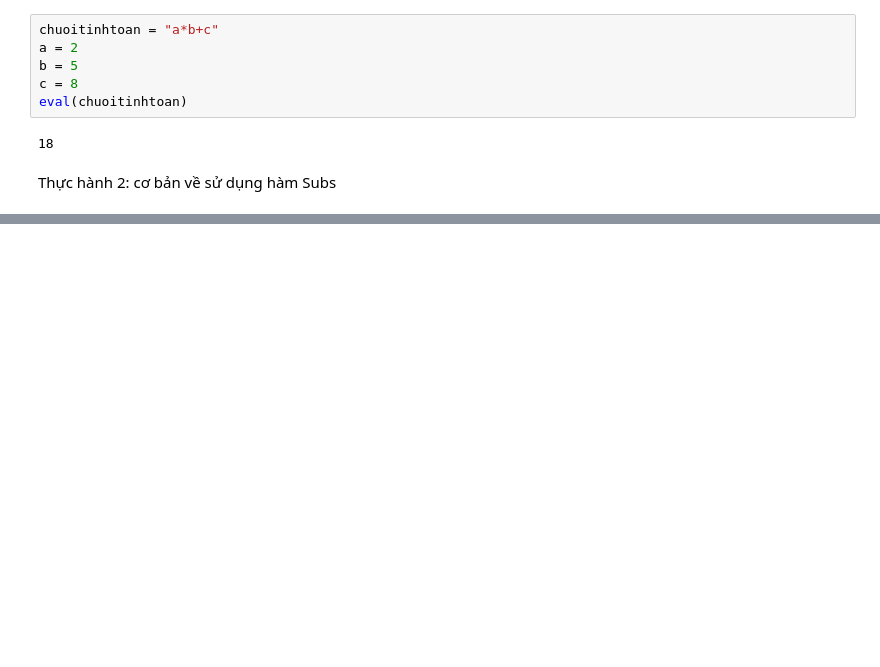
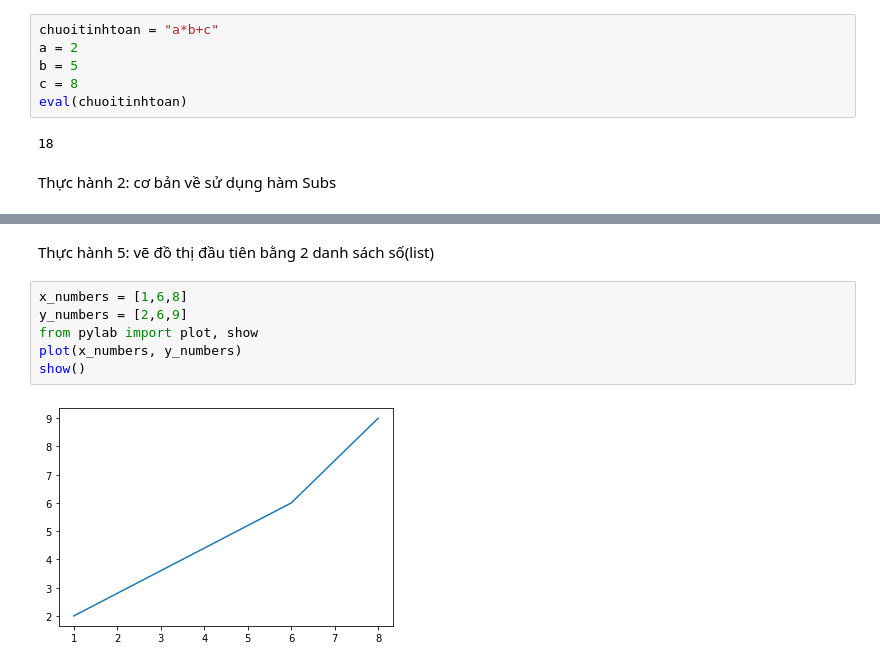
Before and after one commit to VuHoangAnh03/python, a Jupyter notebook: Chương_2.ipynb, the cells around one changed output, grey strips where cells are left out. Cells and saved outputs as stored; diff of their text form; blank space fills up the shorter version.

```diff
--- a/Chương_2.ipynb
+++ b/Chương_2.ipynb
@@ -23,0 +84,10 @@ NameError: ignored
+# %% [markdown]
+Thực hành 5: vẽ đồ thị đầu tiên bằng 2 danh sách số(list)
+# %%
+x_numbers = [1,6,8]
+y_numbers = [2,6,9]
+from pylab import plot, show
+plot(x_numbers, y_numbers)
+show()
+# %% [output]
+[figure, added]
```
Also changed, not shown: parts of 32 cells of this notebook.
